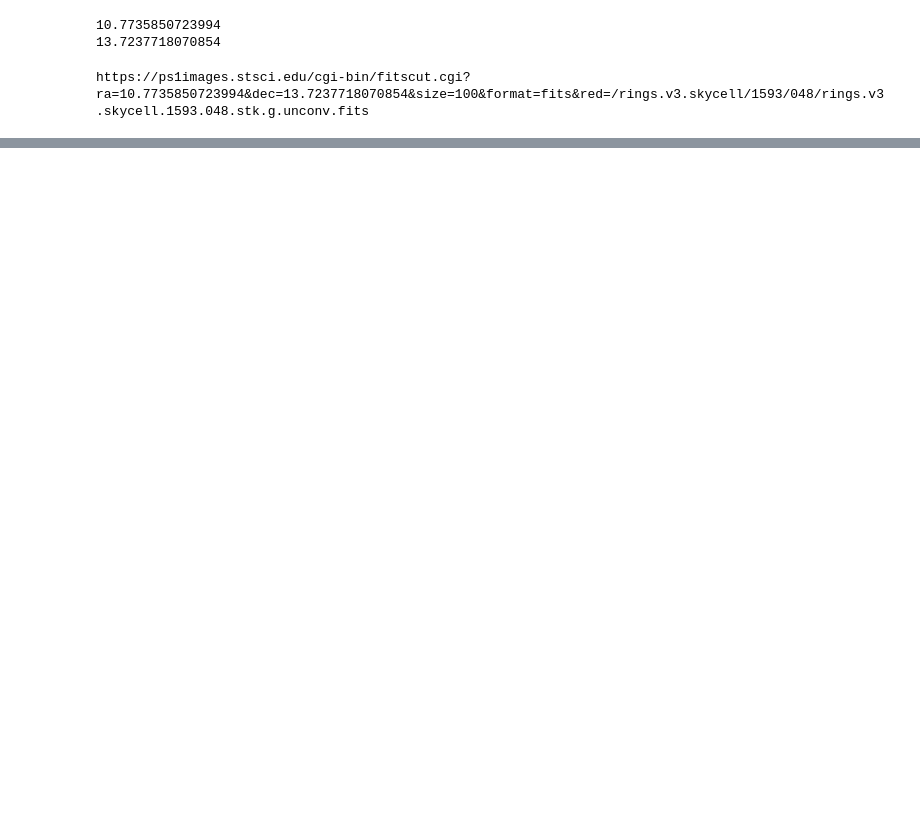
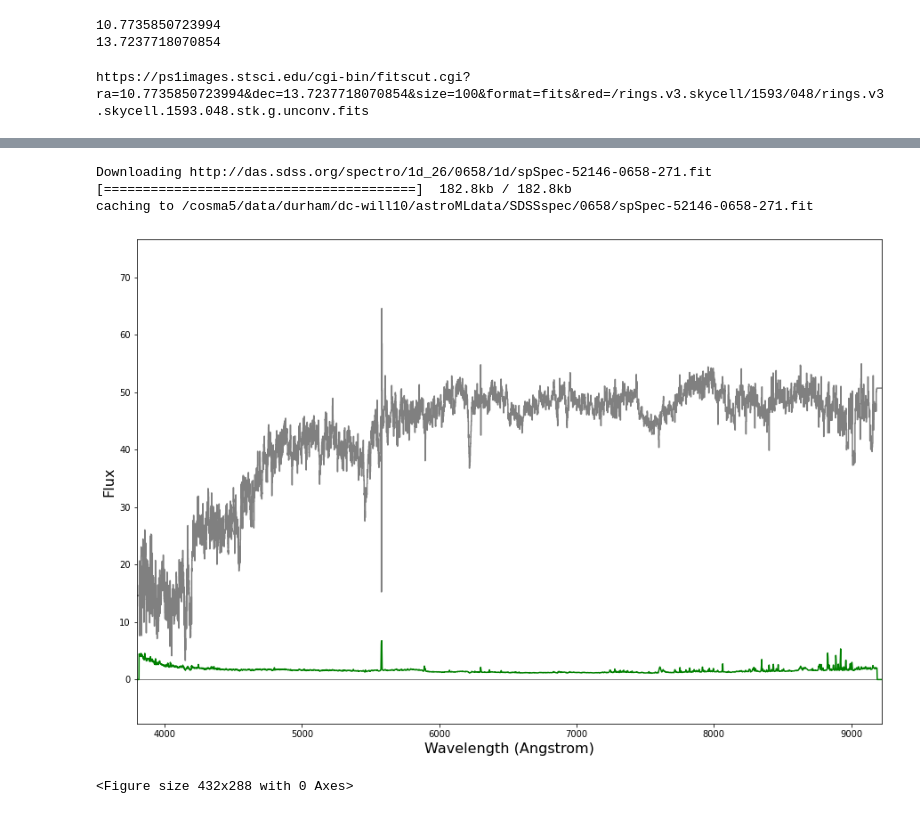
Before and after one commit to samw187/spectra, a Jupyter notebook: Untitled.ipynb, the cells around one changed output, grey strips where cells are left out. Drawn from its saved outputs; the diff is of its cells as text; code cells hidden in the pictures; blank space fills up the shorter version.

```diff
--- a/Untitled.ipynb
+++ b/Untitled.ipynb
@@ -91,0 +164,30 @@ https://ps1images.stsci.edu/cgi-bin/fitscut.cgi?ra=10.7735850723994&dec=13.72377
+# %%
+data1 = pd.read_csv("/cosma5/data/durham/dc-will10/FullGalList.csv")
+wavemin, wavemax = 3800, 9200
+newvpix = 150
+npix = np.log10(wavemax/wavemin) / np.log10(1.0 + newvpix/299792.458)
+npix = np.int(npix)
+newwave = wavemin*(1.0+newvpix/299792.458)**np.arange(npix)
+Nlam = len(newwave)
+
+plate = data1["plate"]
+mjd = data1["mjd"]
+fiber = data1["fiberid"]
+ra = data1["ra"]
+dec = data1["dec"]
+i = np.random.randint(0,len(mjd))
+spec, fileext = fetch_sdss_spectrum1(plate[i], mjd[i], fiber[i], data_home="/cosma5/data/durham/dc-will10/astroMLdata")
+spec1 = XSpectrum1D.from_file(fileext)
+newspec = spec1.rebin(newwave*units.AA,do_sig = True, grow_bad_sig=True)
+# %% [output]
+Downloading http://das.sdss.org/spectro/1d_26/0658/1d/spSpec-52146-0658-271.fit
+[========================================]  182.8kb / 182.8kb
+caching to /cosma5/data/durham/dc-will10/astroMLdata/SDSSspec/0658/spSpec-52146-0658-271.fit
+# %%
+import matplotlib.pyplot as plt
+plt.figure(figsize = (15,10))
+spec1.plot()
+plt.savefig('/cosma5/data/durham/dc-will10/untouched_spec.eps', format='eps')
+# %% [output]
+[figure, added]
+<Figure size 432x288 with 0 Axes>
```
Also changed, not shown: parts of 9 cells of this notebook, 9 other files.
